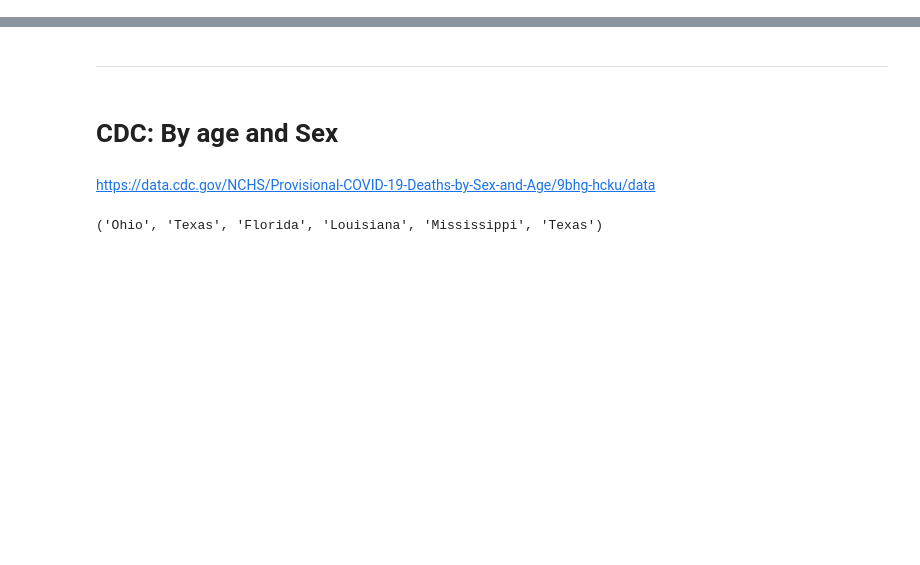
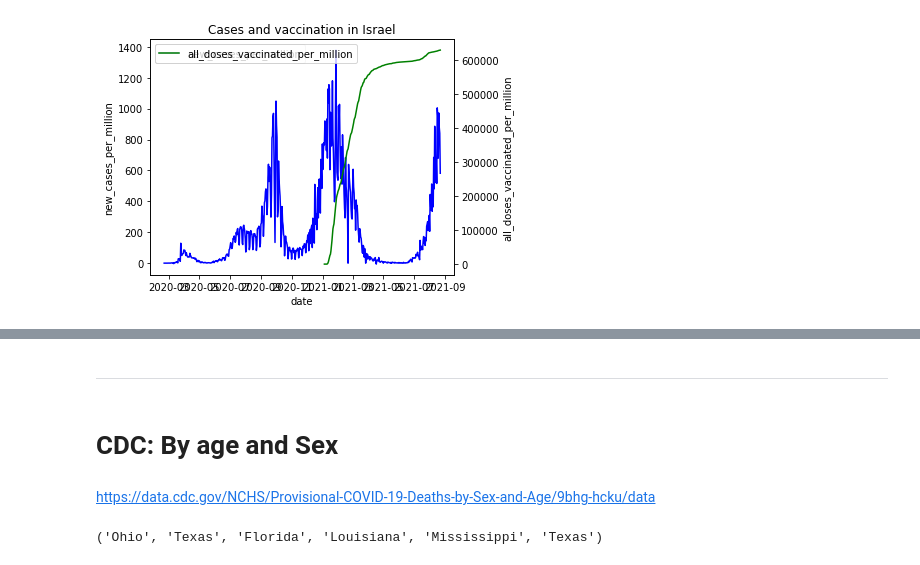
Before and after one commit to pomkos/covid_dash, a Jupyter notebook: sandbox.ipynb, the cells around one changed output, grey strips where cells are left out. Saved outputs shown, nothing was run; the diff lists cells and outputs as text; code cells hidden in the pictures; blank space fills up the shorter version.

```diff
--- a/sandbox.ipynb
+++ b/sandbox.ipynb
@@ -0,0 +61,6 @@
+# %%
+plotter(col1='new_cases_per_million',col2='all_doses_vaccinated_per_million')
+plt.title('Cases and vaccination in Israel')
+plt.savefig(f'cases_vax.png', dpi=300, facecolor='white')
+# %% [output]
+[figure, added]
```
Also changed, not shown: parts of 22 cells of this notebook, 7 other files.
